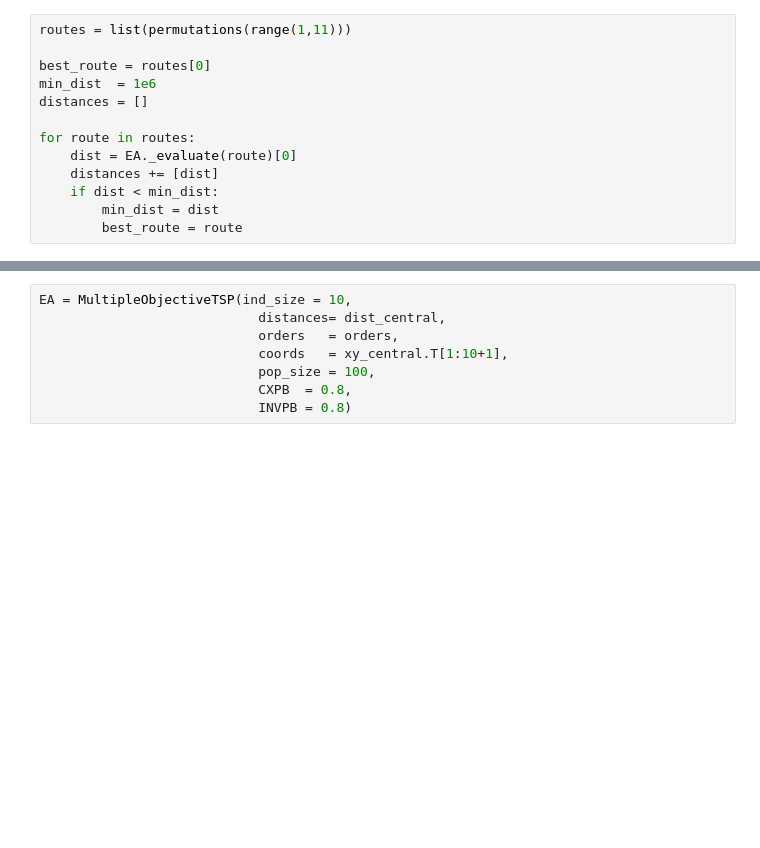
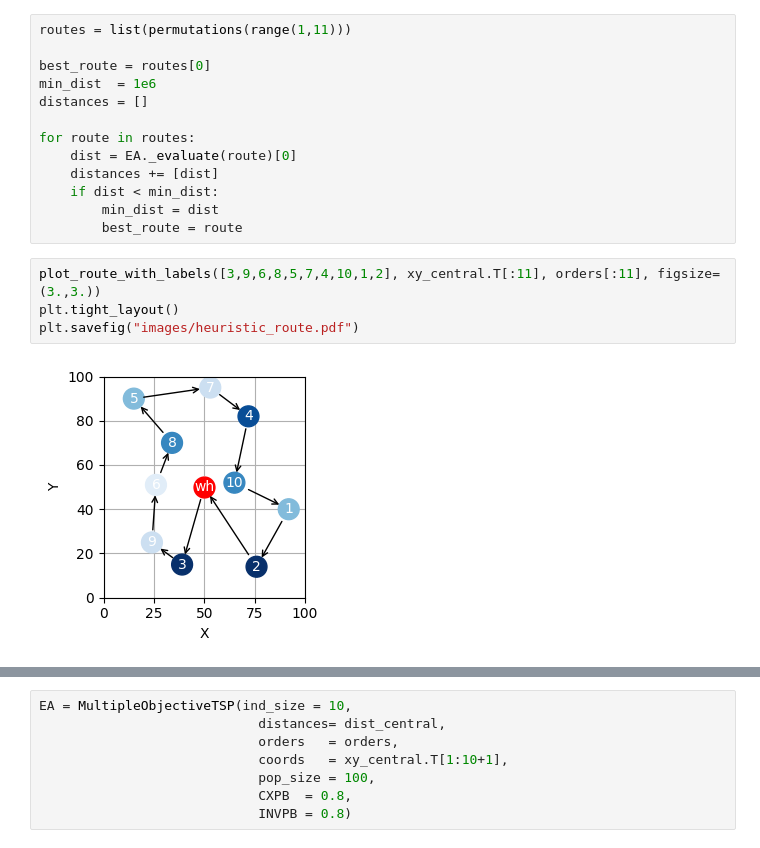
Before and after one commit to bernardo-silva/ComputationalIntelligence-project2, a Jupyter notebook: proj1.ipynb, the cells around one changed output, grey strips where cells are left out. Cells and saved outputs as stored; diff of their text form; blank space fills up the shorter version.

```diff
--- a/proj1.ipynb
+++ b/proj1.ipynb
@@ -70,6 +69,12 @@ for route in routes:
     if dist < min_dist:
         min_dist = dist
         best_route = route
+# %%
+plot_route_with_labels([3,9,6,8,5,7,4,10,1,2], xy_central.T[:11], orders[:11], figsize=(3.,3.))
+plt.tight_layout()
+plt.savefig("images/heuristic_route.pdf")
+# %% [output]
+[figure, added]
 # %%
 print(f"Minimum distance: {min_dist}")
 distances.sort()
```
Also changed, not shown: parts of 4 cells of this notebook, 9 other files.
